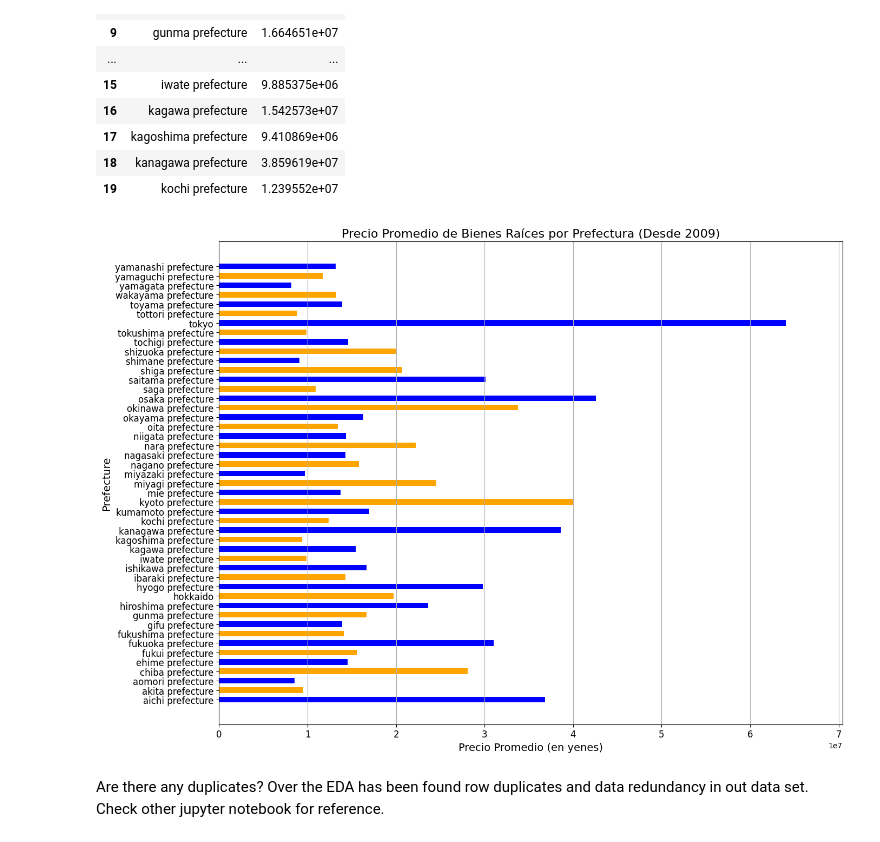
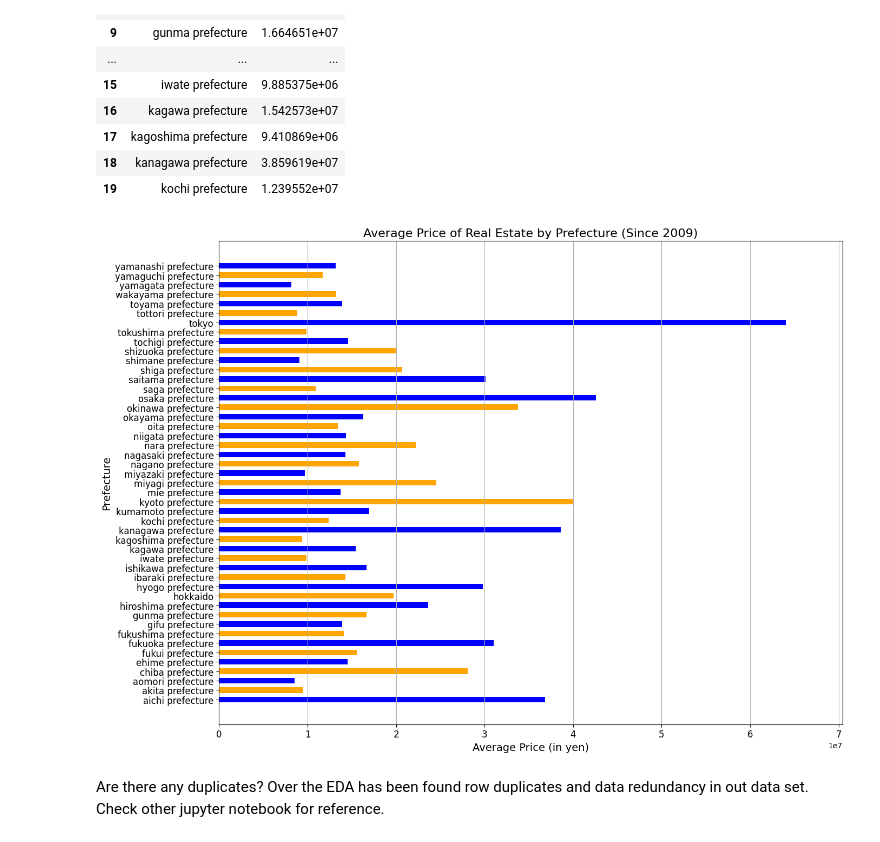
Before and after one commit to SiR0N/Japan_Real_Estate_Prices, a Jupyter notebook: questions.ipynb, the cells around one changed output. Cells and saved outputs as stored; diff of their text form; code cells hidden in the pictures.

```diff
--- a/questions.ipynb
+++ b/questions.ipynb
@@ -190,17 +189,17 @@ df_prefecture.head(20)
 # %%
 plt.figure(figsize=(14, 10))
 plt.barh(df_prefecture["Prefecture"], df_prefecture["TradePrice"], color=['blue', 'orange'], height=0.6)
-plt.title("Precio Promedio de Bienes Raíces por Prefectura (Desde 2009)", fontsize=16)
-plt.xlabel("Precio Promedio (en yenes)", fontsize=14)
+plt.title("Average Price of Real Estate by Prefecture (Since 2009)", fontsize=16)
+plt.xlabel("Average Price (in yen)", fontsize=14)
 plt.ylabel("Prefecture", fontsize=14)
 plt.xticks(fontsize=12)
 plt.yticks(fontsize=12)
 plt.xlim(0, df_prefecture["TradePrice"].max() * 1.1)
 plt.grid(axis='x')
 plt.tight_layout()
 plt.show()
 # %% [output]
-[figure, old version]
+[figure, new version]
 # %% [markdown]
 Are there any duplicates?
 Over the EDA has been found row duplicates and data redundancy in out data set. Check other jupyter notebook for reference.
```
Also changed, not shown: parts of 11 cells of this notebook, 1 other file.
